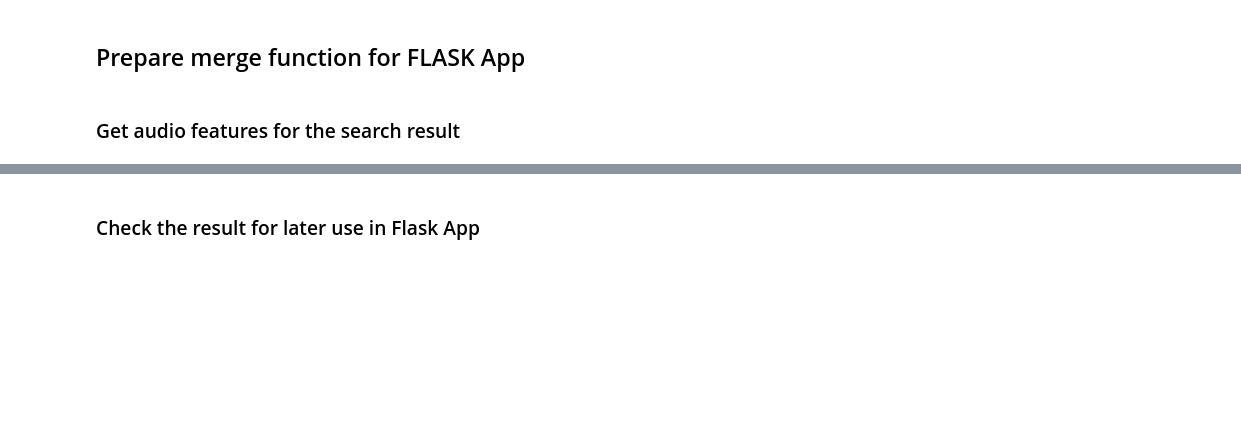
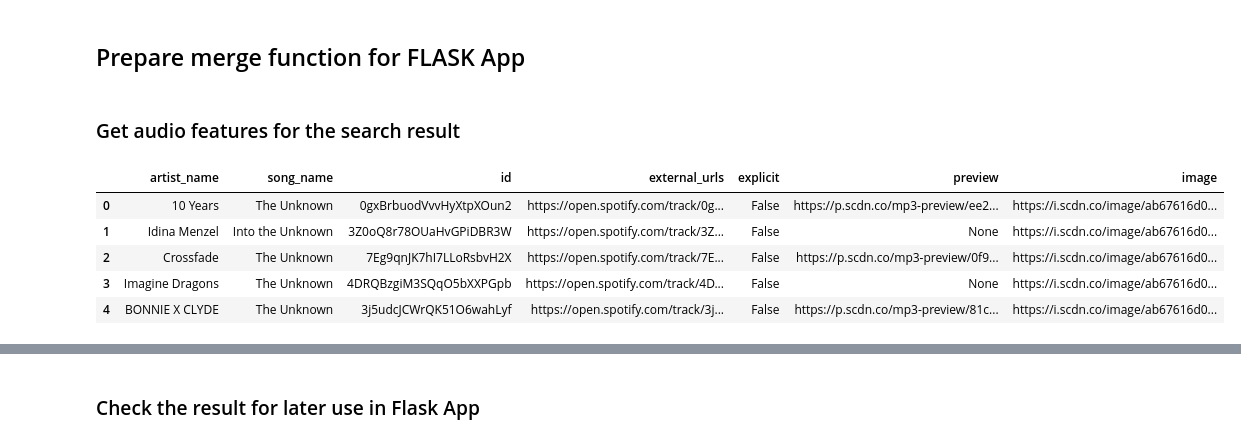
Before and after one commit to BloomTech-Labs/djhelper-ds, a Jupyter notebook: notebooks/get_audio_features_Flask_App.ipynb, the cells around one changed output, grey strips where cells are left out. Cells and saved outputs as stored; diff of their text form; code cells hidden in the pictures; blank space fills up the shorter version.

```diff
--- a/notebooks/get_audio_features_Flask_App.ipynb
+++ b/notebooks/get_audio_features_Flask_App.ipynb
@@ -112,5 +112,6 @@ res = resp.json() # transform the 200 result in to json file first
 # %%
 for i, track in enumerate(res['tracks']['items']):
     print(' ', i, track['name'],'-', track['artists'][0]['name'], '-', track['id'],
-         '-', track['external_urls']['spotify'], '-', track['explicit'])
+         '-', track['external_urls']['spotify'], '-', track['explicit'],
+         track['preview_url'], track['album']['images'][1]['url'])
 # %% [output]
@@ -163,2 +165,11 @@ _track_df = pd.DataFrame(users_response, columns = ['ind','artist_name', 'song_n
 # %%
 _track_df = _track_df.drop(['ind'], axis=1)
+# %%
+_track_df.head()
+# %% [output]
+|  | artist_name | song_name | id | external_urls | explicit | preview | image |
+| 0 | 10 Years | The Unknown | 0gxBrbuodVvvHyXtpXOun2 | https://open.spotify.com/track/0g... | False | https://p.scdn.co/mp3-preview/ee2... | https://i.scdn.co/image/ab67616d0... |
+| 1 | Idina Menzel | Into the Unknown | 3Z0oQ8r78OUaHvGPiDBR3W | https://open.spotify.com/track/3Z... | False | None | https://i.scdn.co/image/ab67616d0... |
+| 2 | Crossfade | The Unknown | 7Eg9qnJK7hI7LLoRsbvH2X | https://open.spotify.com/track/7E... | False | https://p.scdn.co/mp3-preview/0f9... | https://i.scdn.co/image/ab67616d0... |
+| 3 | Imagine Dragons | The Unknown | 4DRQBzgiM3SQqO5bXXPGpb | https://open.spotify.com/track/4D... | False | None | https://i.scdn.co/image/ab67616d0... |
+| 4 | BONNIE X CLYDE | The Unknown | 3j5udcJCWrQK51O6wahLyf | https://open.spotify.com/track/3j... | False | https://p.scdn.co/mp3-preview/81c... | https://i.scdn.co/image/ab67616d0... |
```
Also changed, not shown: parts of 14 cells of this notebook, 18 other files.
